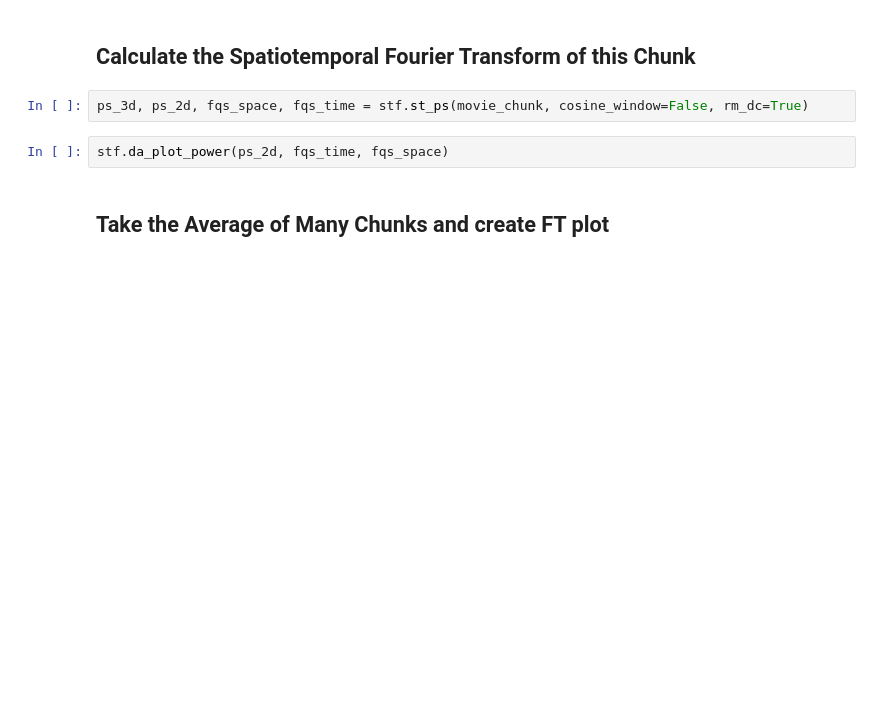
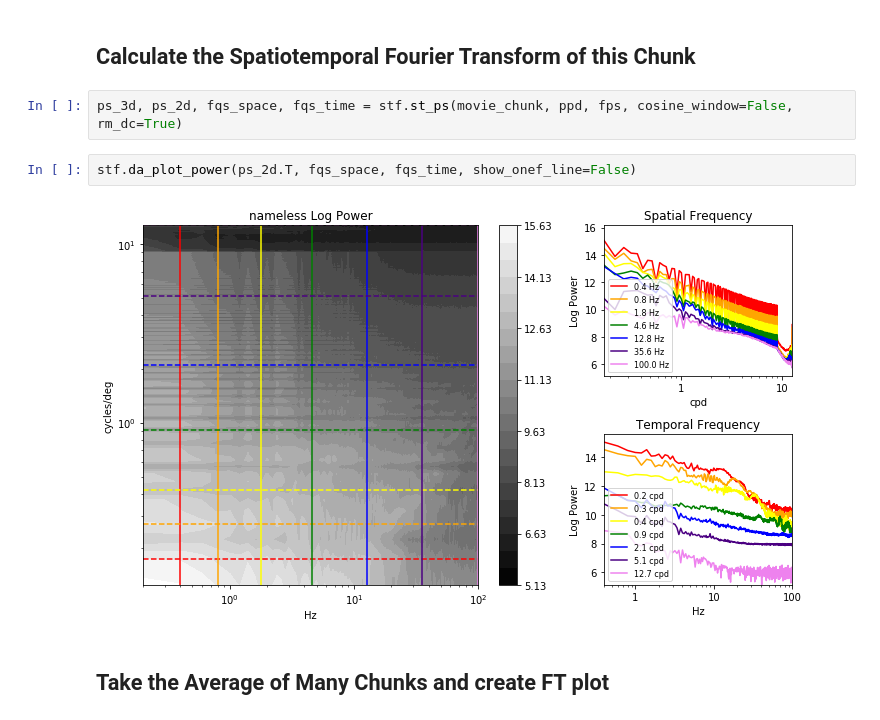
Before and after one commit to vdutell/st-bravo_analysis, a Jupyter notebook: 3. Chunk_Overlay_Fourier.ipynb, the cells around one changed output. Drawn from its saved outputs; the diff is of its cells as text; blank space fills up the shorter version.

```diff
--- a/3. Chunk_Overlay_Fourier.ipynb
+++ b/3. Chunk_Overlay_Fourier.ipynb
@@ -118,8 +124,10 @@ plt.show()
 # %% [markdown]
 ## Calculate the Spatiotemporal Fourier Transform of this Chunk
 # %%
-ps_3d, ps_2d, fqs_space, fqs_time = stf.st_ps(movie_chunk, cosine_window=False, rm_dc=True)
+ps_3d, ps_2d, fqs_space, fqs_time = stf.st_ps(movie_chunk, ppd, fps, cosine_window=False, rm_dc=True)
 # %%
-stf.da_plot_power(ps_2d, fqs_time, fqs_space)
+stf.da_plot_power(ps_2d.T, fqs_space, fqs_time, show_onef_line=False)
+# %% [output]
+[figure, added]
 # %% [markdown]
 ## Take the Average of Many Chunks and create FT plot
```
Also changed, not shown: parts of 8 cells of this notebook.
